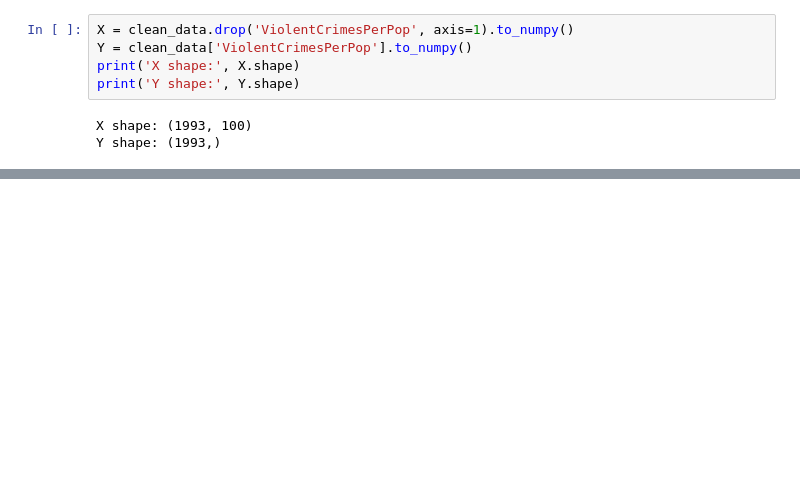
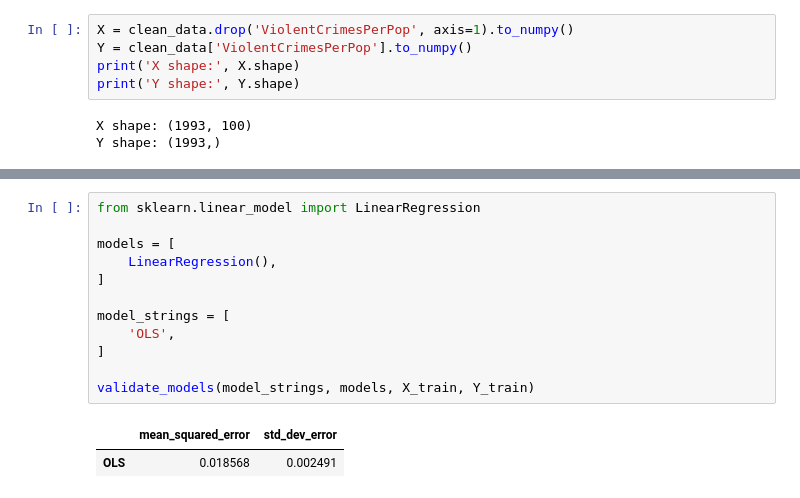
Before and after one commit to AlexMenor/practicas_aprendizaje_automatico, a Jupyter notebook: p3/Untitled.ipynb, the cells around one changed output, grey strips where cells are left out. Drawn from its saved outputs; the diff is of its cells as text; blank space fills up the shorter version.

```diff
--- a/p3/Untitled.ipynb
+++ b/p3/Untitled.ipynb
@@ -127,0 +155,15 @@ Y shape: (1993,)
+# %%
+from sklearn.linear_model import LinearRegression
+
+models = [
+    LinearRegression(),
+]
+
+model_strings = [
+    'OLS',
+]
+
+validate_models(model_strings, models, X_train, Y_train)
+# %% [output]
+|  | mean_squared_error | std_dev_error |
+| OLS | 0.018568 | 0.002491 |
```
Also changed, not shown: parts of 8 cells of this notebook.
